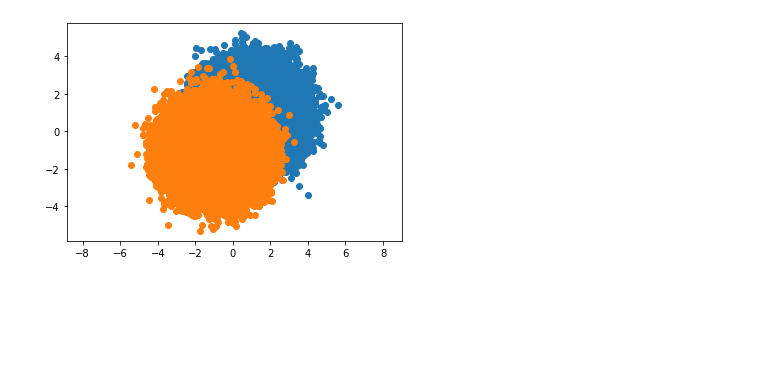
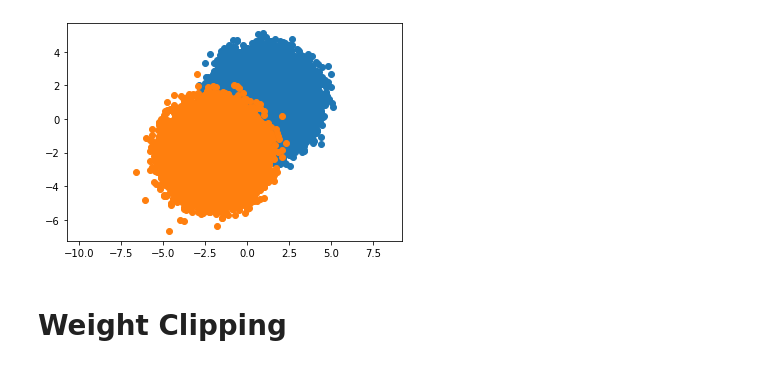
Before and after one commit to g-peltier/OT_projet, a Jupyter notebook: wasser_estimation.ipynb, the cells around one changed output. Cells and saved outputs as stored; diff of their text form; code cells hidden in the pictures; blank space fills up the shorter version.

```diff
--- a/wasser_estimation.ipynb
+++ b/wasser_estimation.ipynb
@@ -51,26 +9,27 @@ def c_eps_transform(params, all_x, eps, x, y):
 # %%
 # Distribution 1
 def dist_1(rng_key, nb_samples, nb_epoch):
     return jax.random.multivariate_normal(rng_key,
                                           mean=jnp.array([1,1]),
                                           cov=jnp.eye(2),
                                           shape=[nb_epoch, nb_samples,])
 
 
 # Distribution 2
 def dist_2(rng_key, nb_samples, nb_epoch):
     return jax.random.multivariate_normal(rng_key,
-                                          mean=jnp.array([-1,-1]),
+                                          mean=jnp.array([-2,-2]),
                                           cov=jnp.eye(2),
                                           shape=[nb_epoch, nb_samples,])
 # Sample from each distribution
 nb_samples = 100000
-x_key, y_key = jax.random.split(rng)
+rng_key = jax.random.PRNGKey(42)
+x_key, y_key = jax.random.split(rng_key)
 x = dist_1(x_key, nb_samples, 1)[0]
 y = dist_2(y_key, nb_samples, 1)[0]
 
 plt.plot(x[:,0], x[:, 1], 'o')
 plt.plot(y[:,0], y[:, 1], 'o')
 plt.axis('equal');
 # %% [output]
-[figure, old version]
+[figure, new version]
@@ -123,0 +56,2 @@ for i in tqdm(range(nb_epoch)):
+# %% [markdown]
+# Weight Clipping
```
Also changed, not shown: parts of 21 cells of this notebook, 2 other files.
